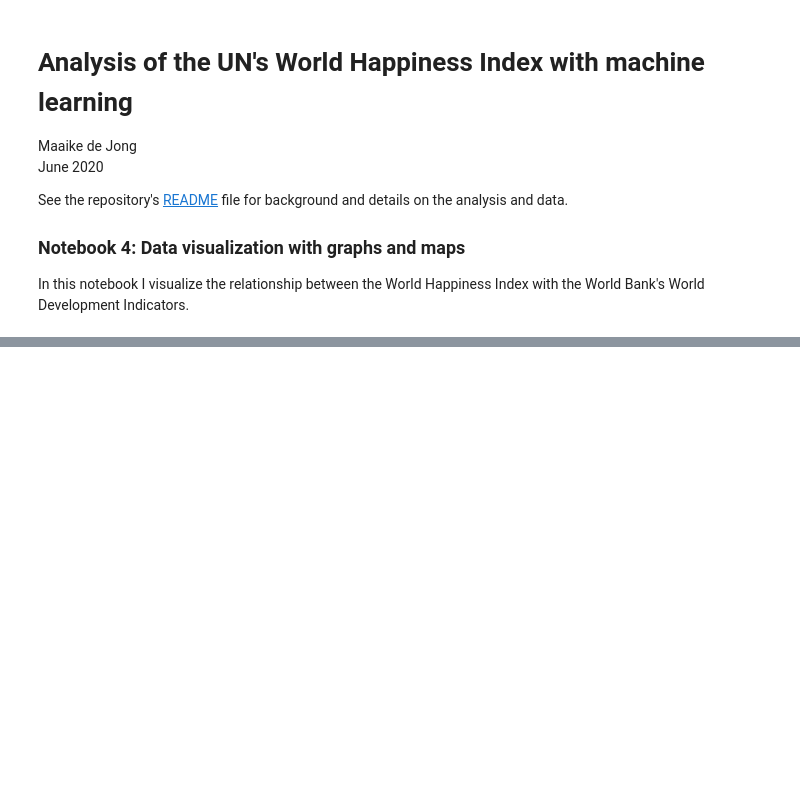
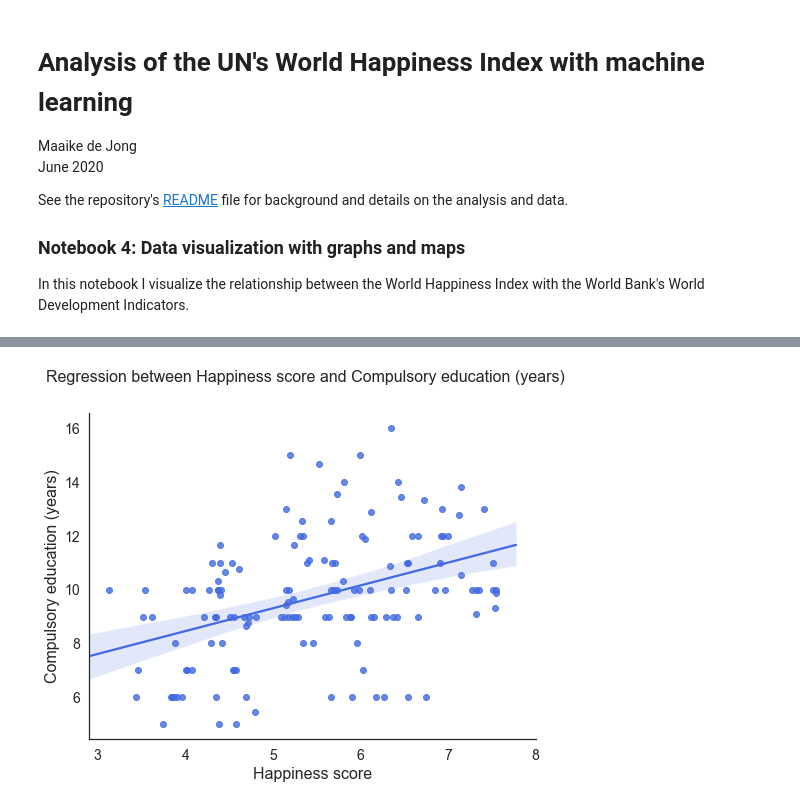
Before and after one commit to maaikedj/happiness-machine-learning, a Jupyter notebook: analysis/Happiness_notebook4_maps_graphs.ipynb, the cells around one changed output, grey strips where cells are left out. Cells and saved outputs as stored; diff of their text form; code cells hidden in the pictures; blank space fills up the shorter version.

```diff
--- a/analysis/Happiness_notebook4_maps_graphs.ipynb
+++ b/analysis/Happiness_notebook4_maps_graphs.ipynb
@@ -130,0 +70,4 @@ sns.despine()
+# %%
+regplot(df, 'Compulsory education (years)')
+# %% [output]
+[figure, added]
```
Also changed, not shown: parts of 33 cells of this notebook.
